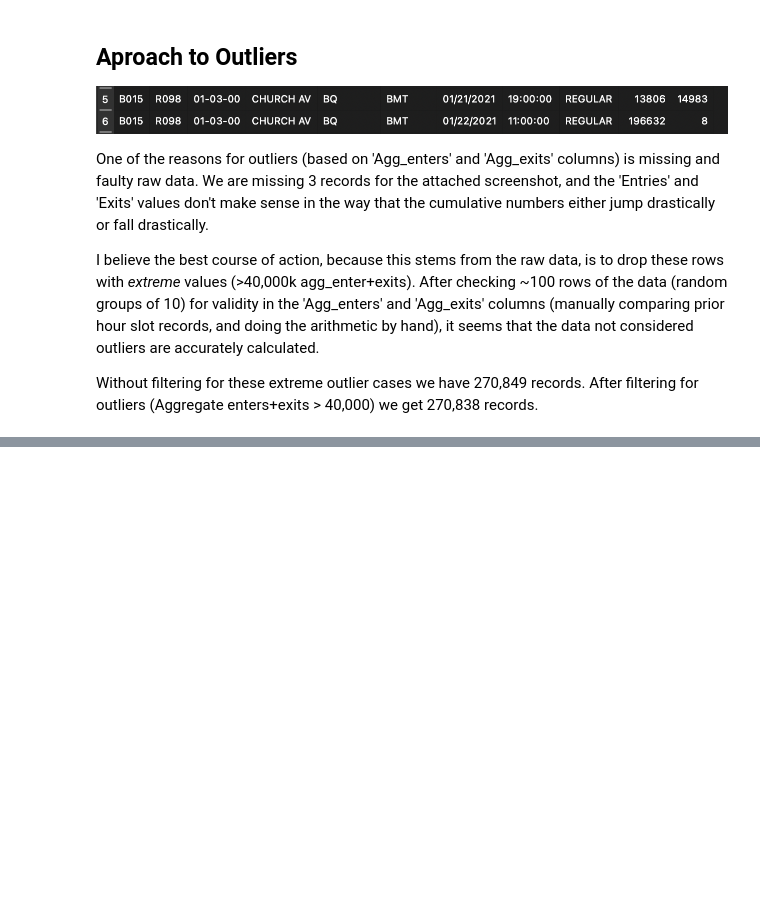
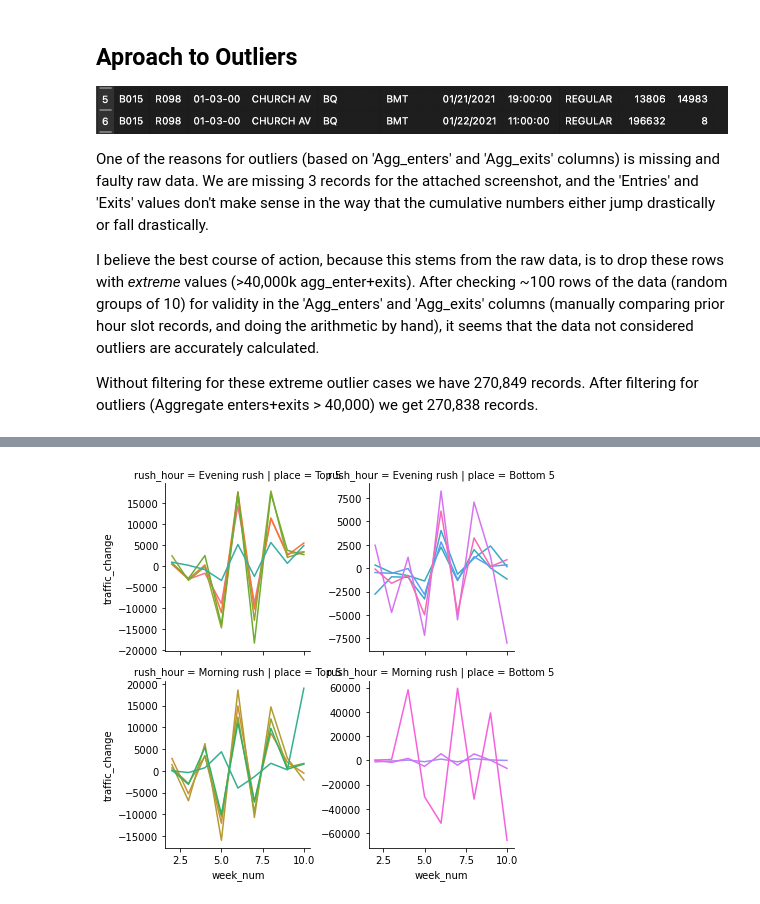
Before and after one commit to phillrich13/EDA, a Jupyter notebook: Data Aggregation.ipynb, the cells around one changed output, grey strips where cells are left out. Saved outputs shown, nothing was run; the diff lists cells and outputs as text; code cells hidden in the pictures; blank space fills up the shorter version.

```diff
--- a/Data Aggregation.ipynb
+++ b/Data Aggregation.ipynb
@@ -92,0 +166,4 @@ all_data[mask].head(30)
+# %%
+
+station_weekly['change_ranked'] =  station_weekly.groupby(['week_num','rush_hour']).traffic_change.transform(lambda x: x.rank(ascending = False))
+station_weekly.head()
@@ -92,0 +177,14 @@ all_data[mask].head(30)
+# %%
+change_top = station_weekly[station_weekly['change_ranked'] < 6].copy()
+change_bot = station_weekly[station_weekly['change_ranked'] > 373].copy()
+
+change_top['place'] = 'Top 5'
+change_bot['place'] = 'Bottom 5'
+
+dfs = [change_top, change_bot]
+plot_stations = pd.concat(dfs)
+
+g = sns.FacetGrid(plot_stations, row = 'rush_hour', col = 'place', hue = 'STATION', sharey = False)
+g.map(sns.lineplot, 'week_num', 'traffic_change');
+# %% [output]
+[figure, added]
```
Also changed, not shown: parts of 31 cells of this notebook.
